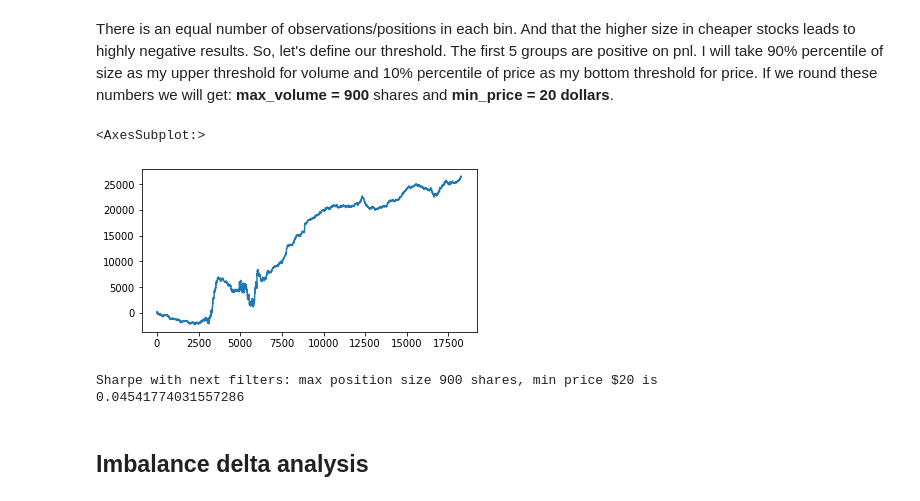
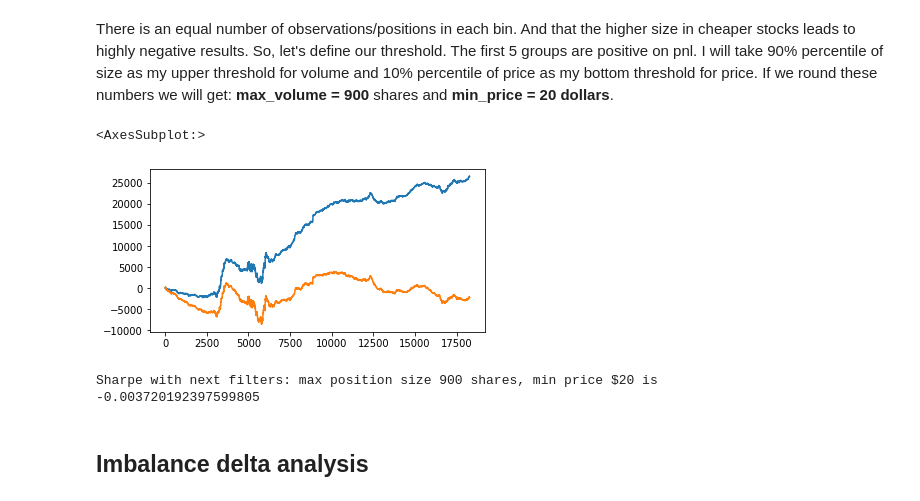
Before and after one commit to avoytkiv/moc_imbalance_flip, a Jupyter notebook: research/results.ipynb, the cells around one changed output. Cells and saved outputs as stored; diff of their text form; code cells hidden in the pictures.

Commit message:
Added commissions analysis and corrected sharpe ratios

```diff
--- a/research/results.ipynb
+++ b/research/results.ipynb
@@ -95,0 +112,12 @@ df[['abs_deltaImbPct', 'abs_imbBeforeReversePct', 'abs_imbAfterReversePct', 'abs
+# %%
+# Commissions
+df['Comm'] = df['position_size_bp'] * 0.0004
+df['Ecn Remove entry'] = df['position_size_bp'] * 0.00375
+df['Ecn Remove exit'] = np.where(df['close_status'] == 'market', df['position_size_bp'] * 0.00375, df['position_size_bp'] * 0.001)
+df['Ecn Fee'] = df['Ecn Remove entry'] + df['Ecn Remove exit']
+df['Sec'] = df['position_size_bp'] * 0.0000221
+df['Clr'] = df['position_size_bp'] * 0.00032
+df['Ticket'] = 0.8
+df['Fees'] = df['Comm'] + df['Ecn Fee'] + df['Sec'] + df['Clr'] + df['Ticket']
+# Net Pnl
+df['position_pnl_bp_net'] = df['position_pnl_bp'] - df['Fees']
@@ -160,16 +205,18 @@ df_filter_vp = df[(df['position_size_bp'] <= max_volume) & (df['open_price'] >=
 # %%
 # Plot
 fig, ax = plt.subplots(1,1)
 df_filter_vp['position_pnl_bp'].cumsum().plot(ax=ax)
+df_filter_vp['position_pnl_bp_net'].cumsum().plot(ax=ax)
 # %% [output]
 <AxesSubplot:>
-[figure, old version]
+[figure, new version]
 # %%
-sharpe_vp = df_filter_vp['position_pnl_bp'].mean()/df_filter_vp['position_pnl_bp'].std()
+# Sharpe
+sharpe_vp = df_filter_vp['position_pnl_bp_net'].mean() / df_filter_vp['position_pnl_bp_net'].std()
 print('Sharpe with next filters: max position size {} shares, min price ${} is \n{}'.format(max_volume, min_price, sharpe_vp))
 # %% [output]
 Sharpe with next filters: max position size 900 shares, min price $20 is
-0.04541774031557286
+-0.003720192397599805
 # %% [markdown]
 ## Imbalance delta analysis
 # %% [markdown]
```
Also changed, not shown: parts of 21 cells of this notebook.
